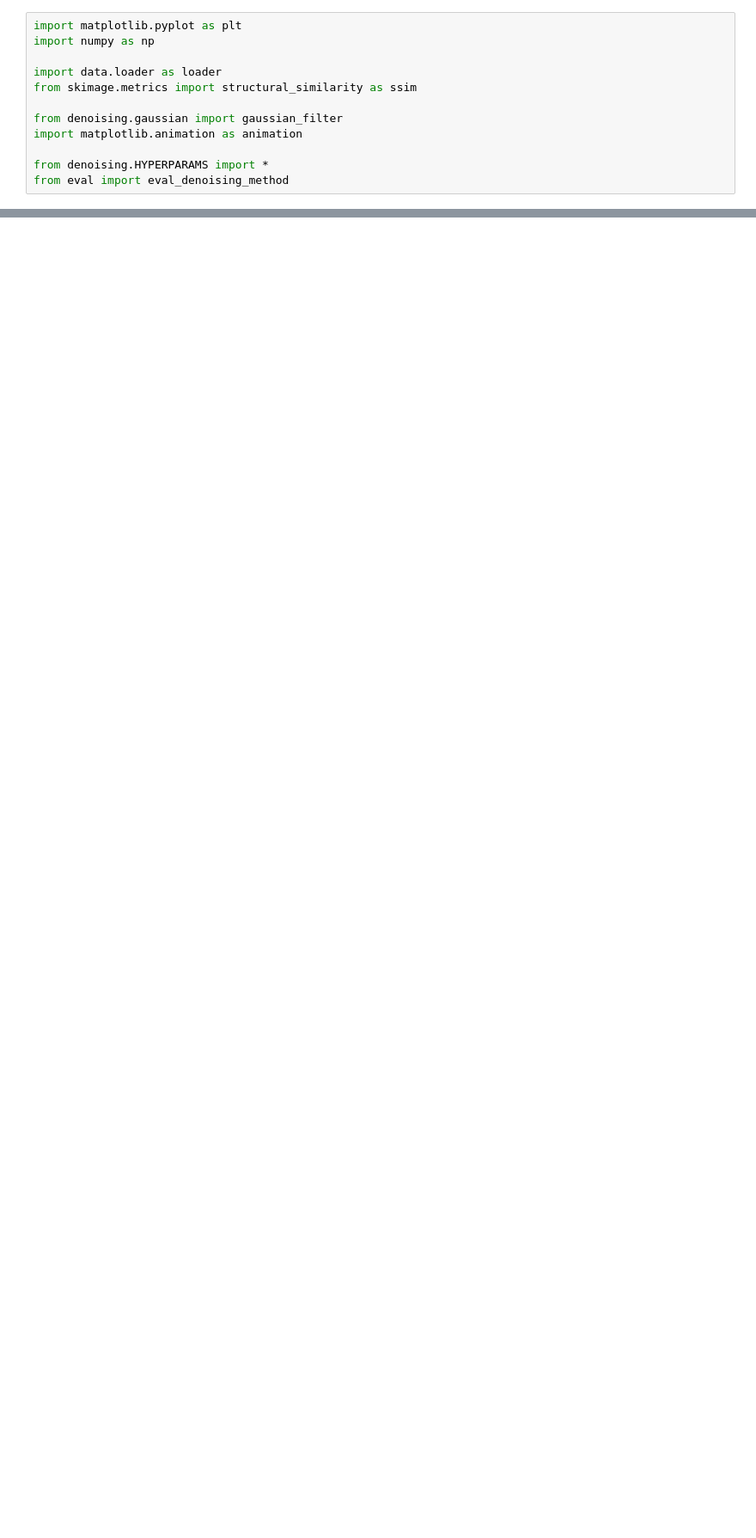
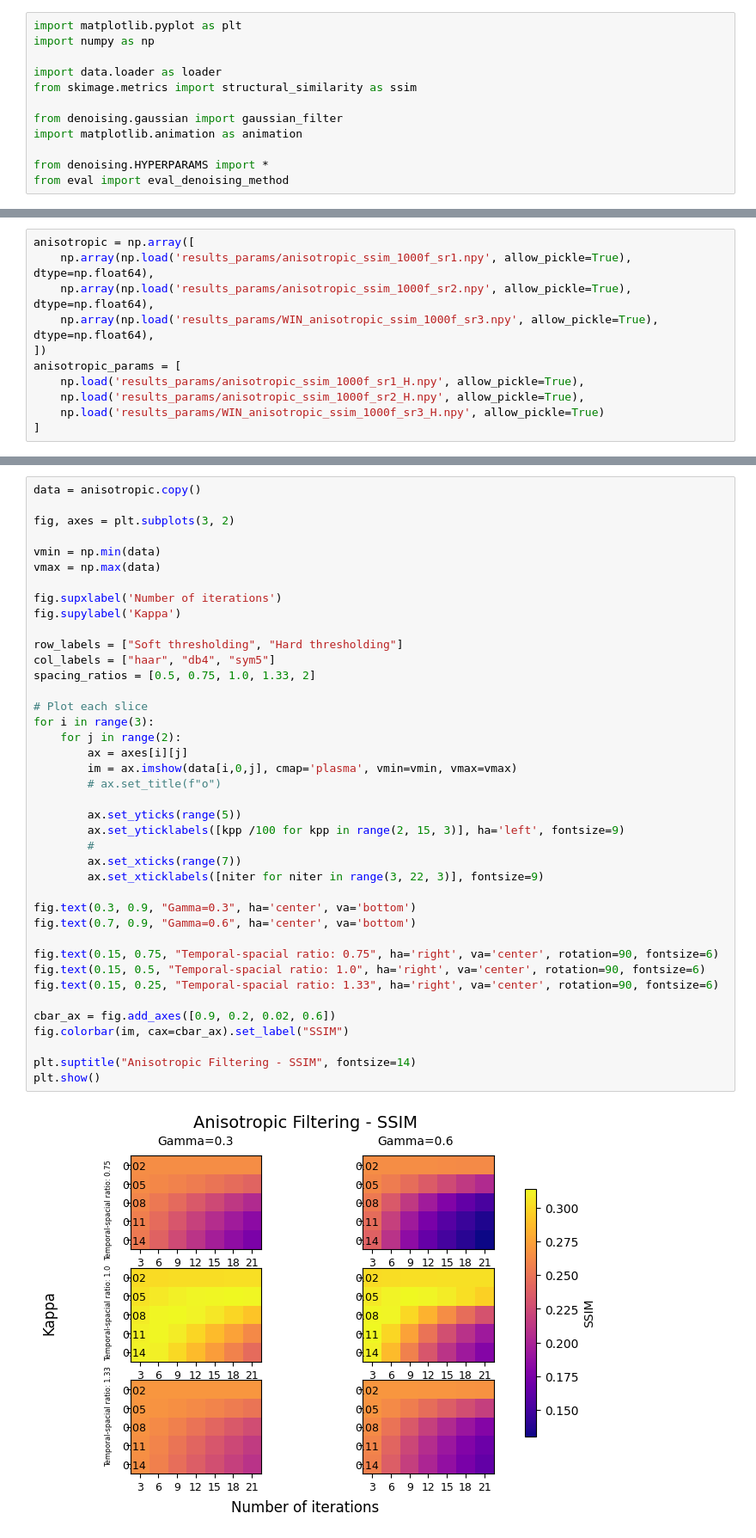
Before and after one commit to Rpplctns/denoising-voltage-imaging-videos, a Jupyter notebook: main.ipynb, the cells around one changed output, grey strips where cells are left out. Shown at 86% size. Cells and saved outputs as stored; diff of their text form; blank space fills up the shorter version.

```diff
--- a/main.ipynb
+++ b/main.ipynb
@@ -73,0 +159,11 @@ array([[[{'kernel_size': 5, 'sigma_xy': 0.5, 'sigma_t': 0.5},
+# %%
+anisotropic = np.array([
+    np.array(np.load('results_params/anisotropic_ssim_1000f_sr1.npy', allow_pickle=True), dtype=np.float64),
+    np.array(np.load('results_params/anisotropic_ssim_1000f_sr2.npy', allow_pickle=True), dtype=np.float64),
+    np.array(np.load('results_params/WIN_anisotropic_ssim_1000f_sr3.npy', allow_pickle=True), dtype=np.float64),
+])
+anisotropic_params = [
+    np.load('results_params/anisotropic_ssim_1000f_sr1_H.npy', allow_pickle=True),
+    np.load('results_params/anisotropic_ssim_1000f_sr2_H.npy', allow_pickle=True),
+    np.load('results_params/WIN_anisotropic_ssim_1000f_sr3_H.npy', allow_pickle=True)
+]
@@ -73,0 +183,42 @@ array([[[{'kernel_size': 5, 'sigma_xy': 0.5, 'sigma_t': 0.5},
+# %%
+data = anisotropic.copy()
+
+fig, axes = plt.subplots(3, 2)
+
+vmin = np.min(data)
+vmax = np.max(data)
+
+fig.supxlabel('Number of iterations')
+fig.supylabel('Kappa')
+
+row_labels = ["Soft thresholding", "Hard thresholding"]
+col_labels = ["haar", "db4", "sym5"]
+spacing_ratios = [0.5, 0.75, 1.0, 1.33, 2]
+
+# Plot each slice
+for i in range(3):
+    for j in range(2):
+        ax = axes[i][j]
+        im = ax.imshow(data[i,0,j], cmap='plasma', vmin=vmin, vmax=vmax)
+        # ax.set_title(f"o")
+
+        ax.set_yticks(range(5))
+        ax.set_yticklabels([kpp /100 for kpp in range(2, 15, 3)], ha='left', fontsize=9)
+        #
+        ax.set_xticks(range(7))
+        ax.set_xticklabels([niter for niter in range(3, 22, 3)], fontsize=9)
+
+fig.text(0.3, 0.9, "Gamma=0.3", ha='center', va='bottom')
+fig.text(0.7, 0.9, "Gamma=0.6", ha='center', va='bottom')
+
+fig.text(0.15, 0.75, "Temporal-spacial ratio: 0.75", ha='right', va='center', rotation=90, fontsize=6)
+fig.text(0.15, 0.5, "Temporal-spacial ratio: 1.0", ha='right', va='center', rotation=90, fontsize=6)
+fig.text(0.15, 0.25, "Temporal-spacial ratio: 1.33", ha='right', va='center', rotation=90, fontsize=6)
+
+cbar_ax = fig.add_axes([0.9, 0.2, 0.02, 0.6])
+fig.colorbar(im, cax=cbar_ax).set_label("SSIM")
+
+plt.suptitle("Anisotropic Filtering - SSIM", fontsize=14)
+plt.show()
+# %% [output]
+[figure, added]
```
Also changed, not shown: parts of 21 cells of this notebook, 2 other files.
